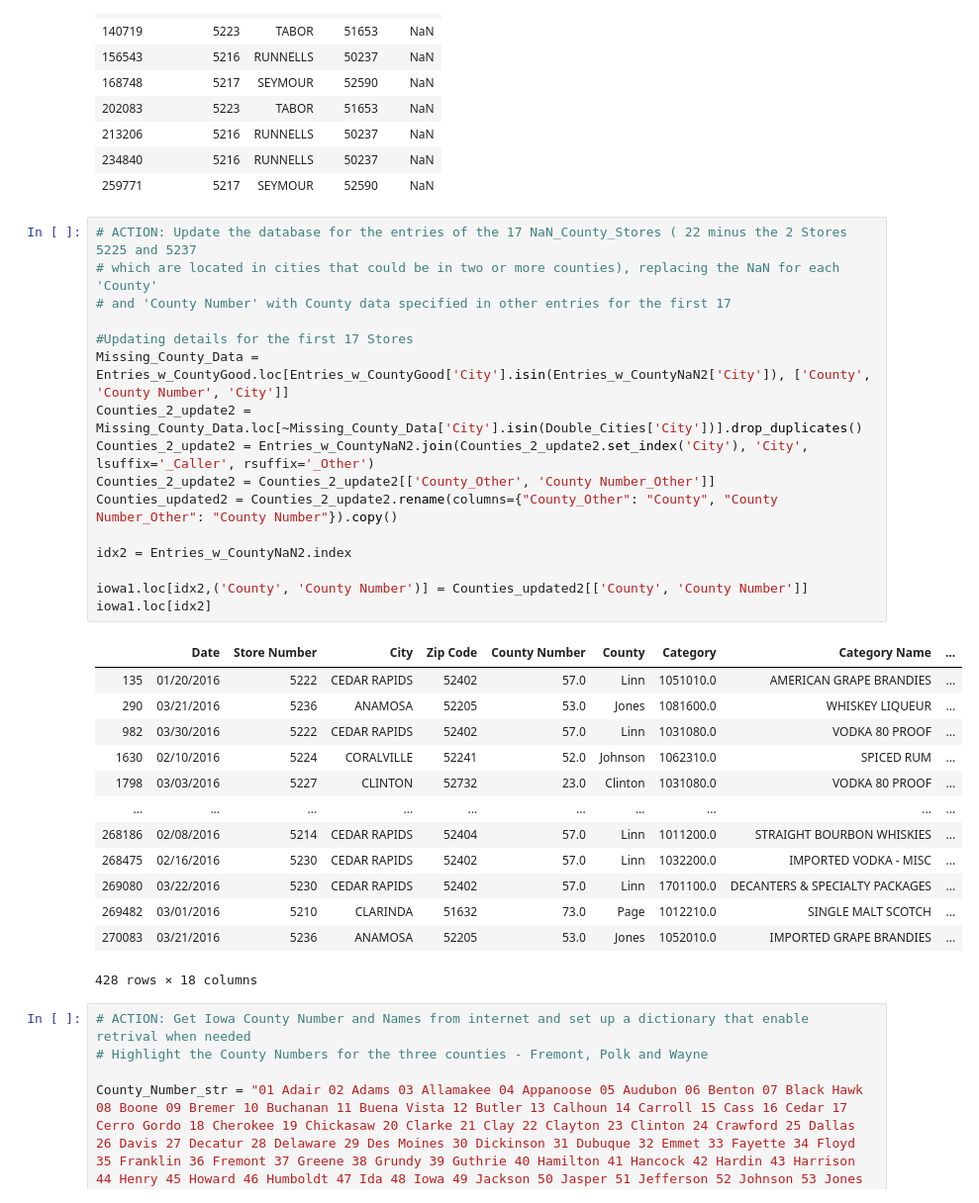
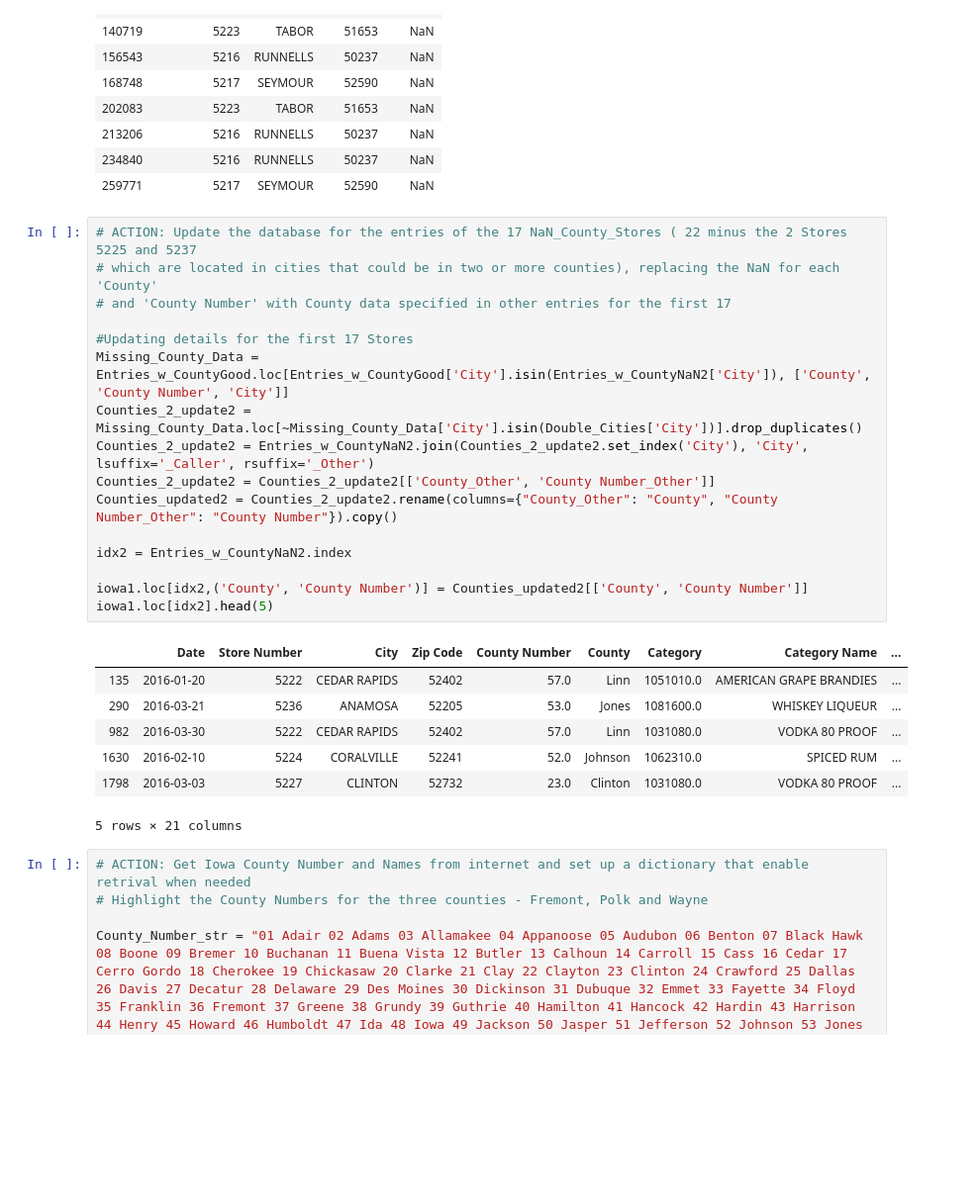
Before and after one commit to chablis8/Python-Pandas, a Jupyter notebook: exams/final/final_project/MT_take_home.ipynb, the cells around one changed output. Shown: that part at 99% size. Saved outputs shown, nothing was run; the diff lists cells and outputs as text; blank space fills up the shorter version.

```diff
--- a/exams/final/final_project/MT_take_home.ipynb
+++ b/exams/final/final_project/MT_take_home.ipynb
@@ -411,33 +398,27 @@ Entries_w_CountyNaN2.loc[~Entries_w_CountyNaN2['City'].isin(Entries_w_CountyGood
 # %%
 # ACTION: Update the database for the entries of the 17 NaN_County_Stores ( 22 minus the 2 Stores 5225 and 5237
 # which are located in cities that could be in two or more counties), replacing the NaN for each 'County'
 # and 'County Number' with County data specified in other entries for the first 17
 
 #Updating details for the first 17 Stores
 Missing_County_Data = Entries_w_CountyGood.loc[Entries_w_CountyGood['City'].isin(Entries_w_CountyNaN2['City']), ['County', 'County Number', 'City']]
 Counties_2_update2 = Missing_County_Data.loc[~Missing_County_Data['City'].isin(Double_Cities['City'])].drop_duplicates()
 Counties_2_update2 = Entries_w_CountyNaN2.join(Counties_2_update2.set_index('City'), 'City', lsuffix='_Caller', rsuffix='_Other')
 Counties_2_update2 = Counties_2_update2[['County_Other', 'County Number_Other']]
 Counties_updated2 = Counties_2_update2.rename(columns={"County_Other": "County", "County Number_Other": "County Number"}).copy()
 
 idx2 = Entries_w_CountyNaN2.index
 
 iowa1.loc[idx2,('County', 'County Number')] = Counties_updated2[['County', 'County Number']]
-iowa1.loc[idx2]
+iowa1.loc[idx2].head(5)
 # %% [output]
 |  | Date | Store Number | City | Zip Code | County Number | County | Category | Category Name | ... |
-| 135 | 01/20/2016 | 5222 | CEDAR RAPIDS | 52402 | 57.0 | Linn | 1051010.0 | AMERICAN GRAPE BRANDIES | ... |
-| 290 | 03/21/2016 | 5236 | ANAMOSA | 52205 | 53.0 | Jones | 1081600.0 | WHISKEY LIQUEUR | ... |
-| 982 | 03/30/2016 | 5222 | CEDAR RAPIDS | 52402 | 57.0 | Linn | 1031080.0 | VODKA 80 PROOF | ... |
-| 1630 | 02/10/2016 | 5224 | CORALVILLE | 52241 | 52.0 | Johnson | 1062310.0 | SPICED RUM | ... |
-| 1798 | 03/03/2016 | 5227 | CLINTON | 52732 | 23.0 | Clinton | 1031080.0 | VODKA 80 PROOF | ... |
-| ... | ... | ... | ... | ... | ... | ... | ... | ... | ... |
-| 268186 | 02/08/2016 | 5214 | CEDAR RAPIDS | 52404 | 57.0 | Linn | 1011200.0 | STRAIGHT BOURBON WHISKIES | ... |
-| 268475 | 02/16/2016 | 5230 | CEDAR RAPIDS | 52402 | 57.0 | Linn | 1032200.0 | IMPORTED VODKA - MISC | ... |
-| 269080 | 03/22/2016 | 5230 | CEDAR RAPIDS | 52402 | 57.0 | Linn | 1701100.0 | DECANTERS & SPECIALTY PACKAGES | ... |
-| 269482 | 03/01/2016 | 5210 | CLARINDA | 51632 | 73.0 | Page | 1012210.0 | SINGLE MALT SCOTCH | ... |
-| 270083 | 03/21/2016 | 5236 | ANAMOSA | 52205 | 53.0 | Jones | 1052010.0 | IMPORTED GRAPE BRANDIES | ... |
+| 135 | 2016-01-20 | 5222 | CEDAR RAPIDS | 52402 | 57.0 | Linn | 1051010.0 | AMERICAN GRAPE BRANDIES | ... |
+| 290 | 2016-03-21 | 5236 | ANAMOSA | 52205 | 53.0 | Jones | 1081600.0 | WHISKEY LIQUEUR | ... |
+| 982 | 2016-03-30 | 5222 | CEDAR RAPIDS | 52402 | 57.0 | Linn | 1031080.0 | VODKA 80 PROOF | ... |
+| 1630 | 2016-02-10 | 5224 | CORALVILLE | 52241 | 52.0 | Johnson | 1062310.0 | SPICED RUM | ... |
+| 1798 | 2016-03-03 | 5227 | CLINTON | 52732 | 23.0 | Clinton | 1031080.0 | VODKA 80 PROOF | ... |
-428 rows × 18 columns
+5 rows × 21 columns
 # %%
 # ACTION: Get Iowa County Number and Names from internet and set up a dictionary that enable retrival when needed
 # Highlight the County Numbers for the three counties - Fremont, Polk and Wayne
```
Also changed, not shown: parts of 8 cells of this notebook.
